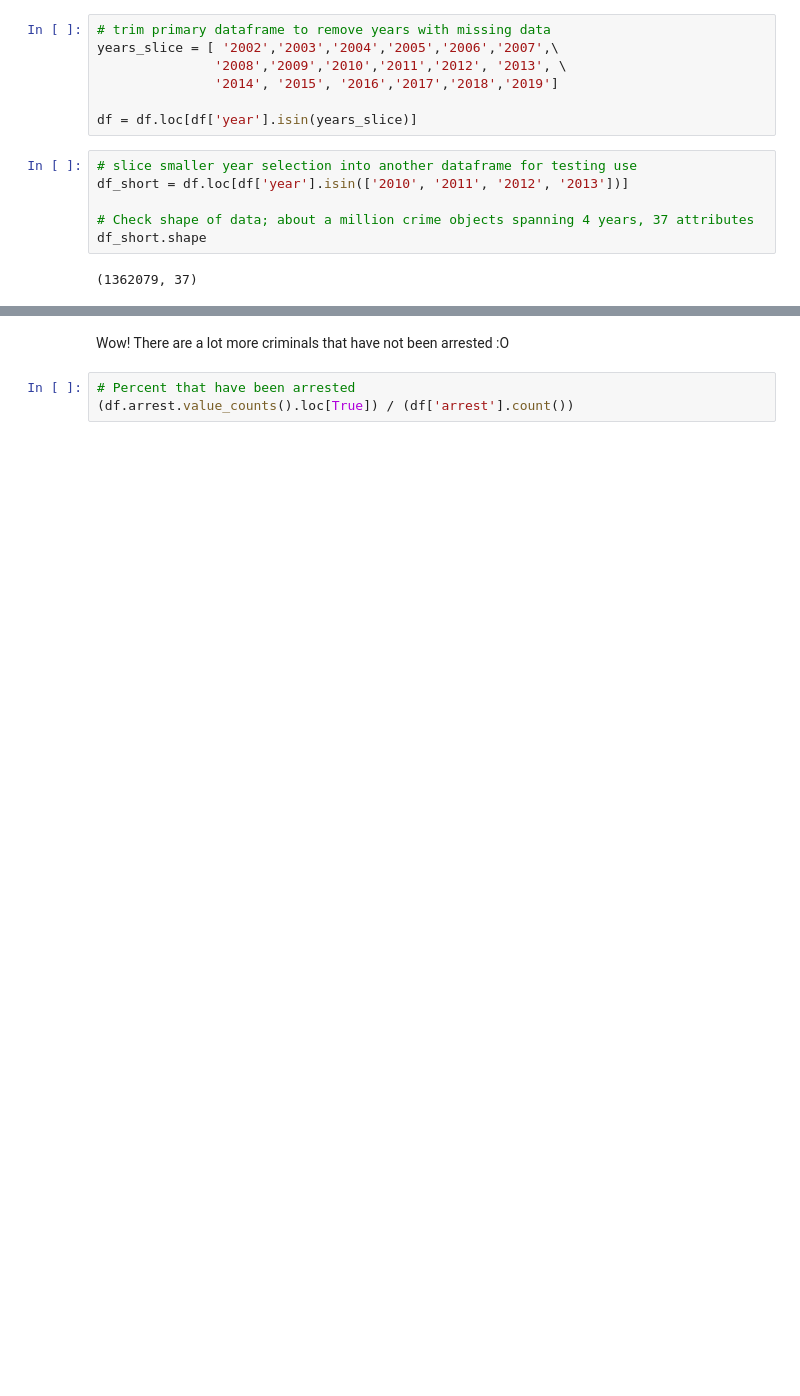
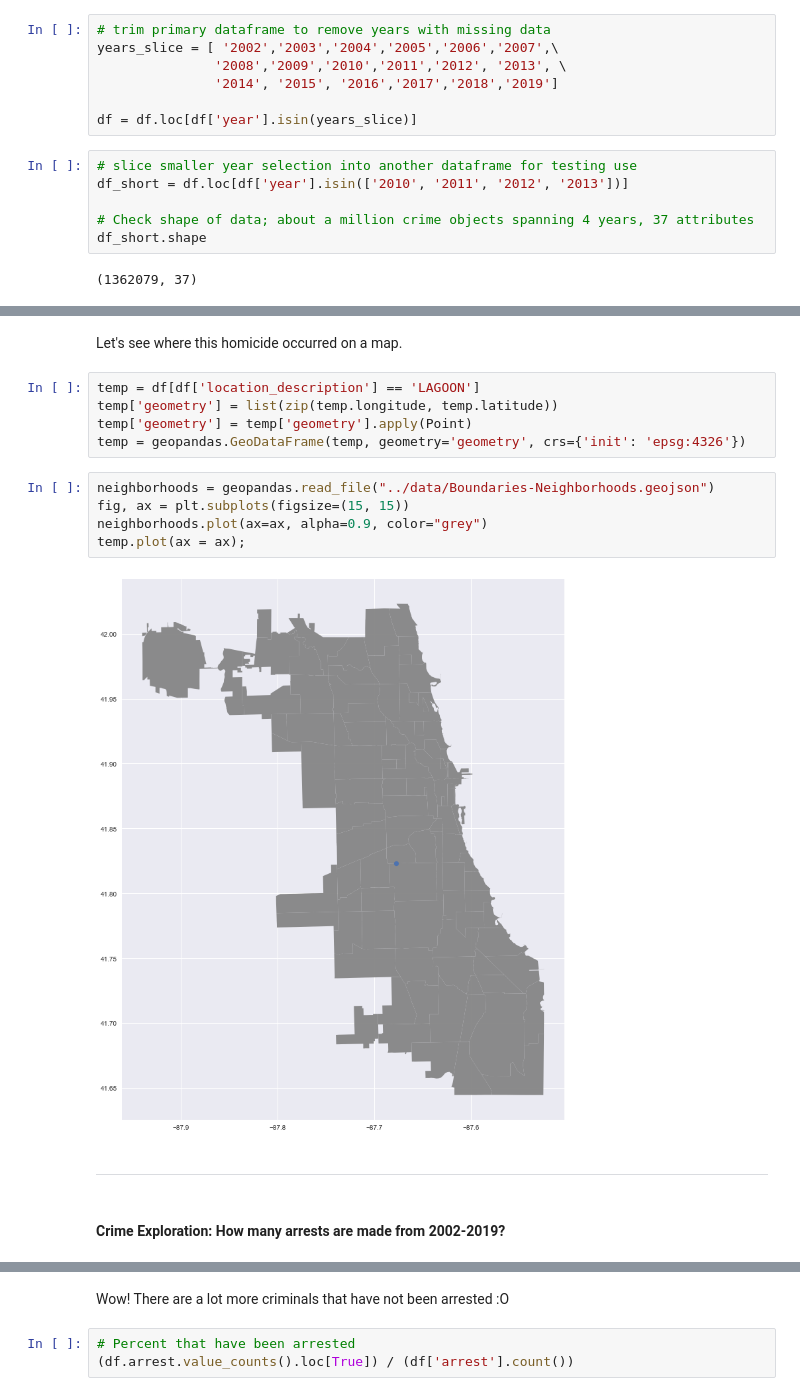
Before and after one commit to tjdolan121/4502Proj, a Jupyter notebook: forge/code/EDA.ipynb, the cells around one changed output, grey strips where cells are left out. Cells and saved outputs as stored; diff of their text form; blank space fills up the shorter version.

```diff
--- a/forge/code/EDA.ipynb
+++ b/forge/code/EDA.ipynb
@@ -221,0 +246,18 @@ dtype: int64
+# %% [markdown]
+Let's see where this homicide occurred on a map.
+# %%
+temp = df[df['location_description'] == 'LAGOON']
+temp['geometry'] = list(zip(temp.longitude, temp.latitude))
+temp['geometry'] = temp['geometry'].apply(Point)
+temp = geopandas.GeoDataFrame(temp, geometry='geometry', crs={'init': 'epsg:4326'})
+# %%
+neighborhoods = geopandas.read_file("../data/Boundaries-Neighborhoods.geojson")
+fig, ax = plt.subplots(figsize=(15, 15))
+neighborhoods.plot(ax=ax, alpha=0.9, color="grey")
+temp.plot(ax = ax);
+# %% [output]
+[figure, added]
+# %% [markdown]
+<hr>
+# %% [markdown]
+#### Crime Exploration: How many arrests are made from 2002-2019?
```
Also changed, not shown: parts of 85 cells of this notebook, 3 other files.
